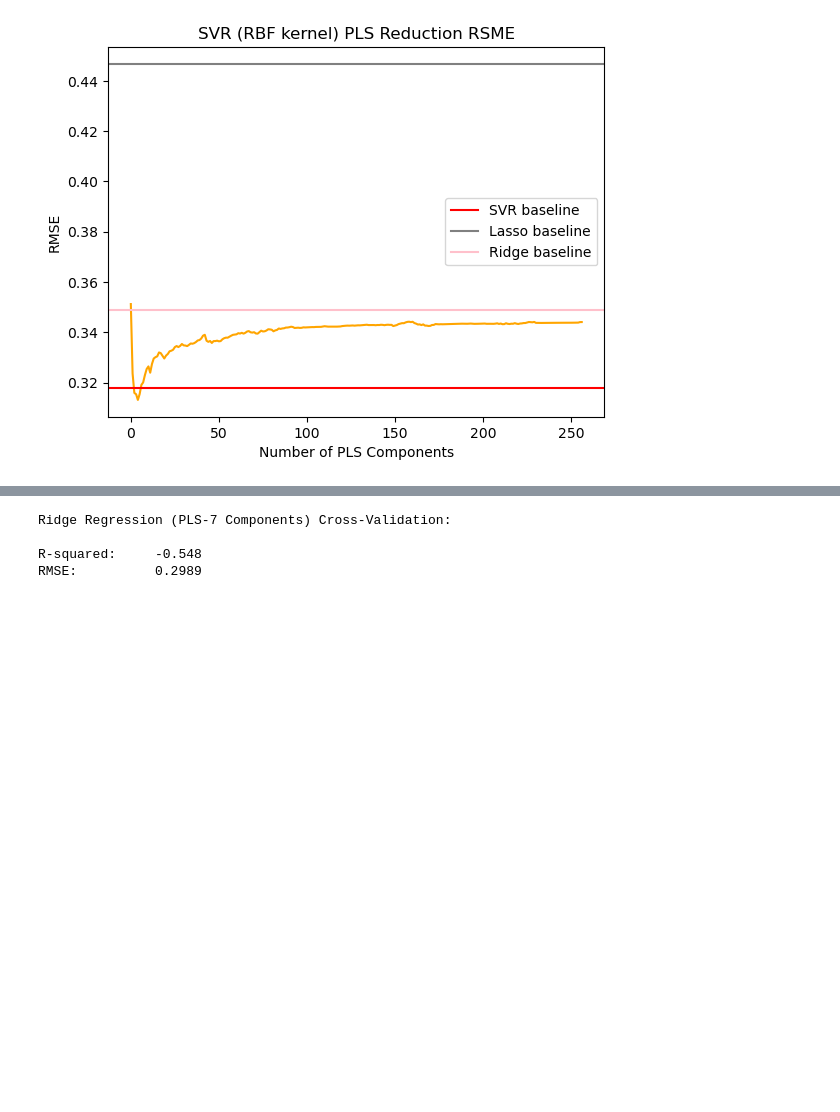
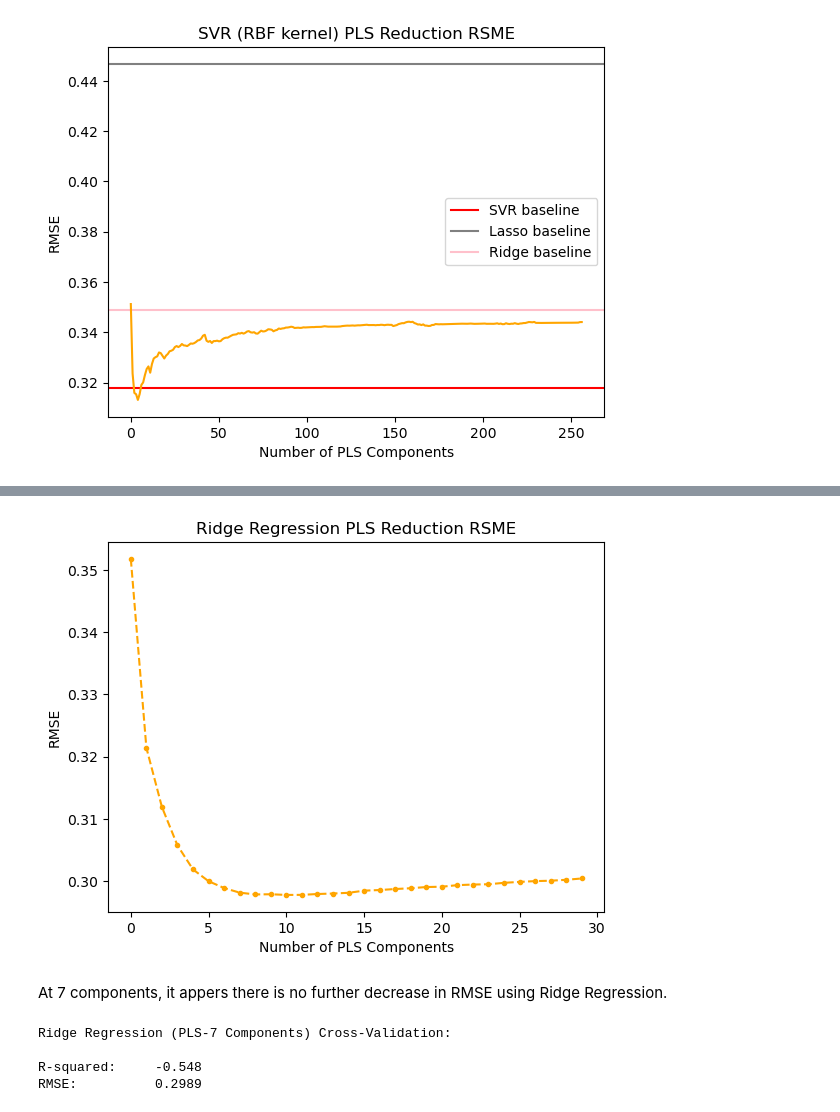
Before and after one commit to haddocksmack/bgg_ml, a Jupyter notebook: BGG_ML_clean.ipynb, the cells around one changed output, grey strips where cells are left out. Cells and saved outputs as stored; diff of their text form; code cells hidden in the pictures; blank space fills up the shorter version.

```diff
--- a/BGG_ML_clean.ipynb
+++ b/BGG_ML_clean.ipynb
@@ -468,3 +445,18 @@ plt.title('Best PCA (SVR) vs. Best PLS (Ridge)');
+# %%
+ridge_pls = Ridge(random_state=rs)
+
+# Fit through 30 components and run with Linear Regression
+ridge_pls_rmses = component_reduction(X_train, y_train, ridge_pls, max_components=30, pca=False)
+# %%
+plt.plot(ridge_pls_rmses, color='orange', marker='.', linestyle='--')
+
+plt.xlabel('Number of PLS Components')
+plt.ylabel('RMSE')
+plt.title('Ridge Regression PLS Reduction RSME');
+# %% [output]
+[figure, added]
+# %% [markdown]
+At 7 components, it appers there is no further decrease in RMSE using Ridge Regression.
 # %%
 # Instatiate PLS with 7 components
 pls = PLSRegression(n_components=7)
```
Also changed, not shown: parts of 37 cells of this notebook, 1 other file.
